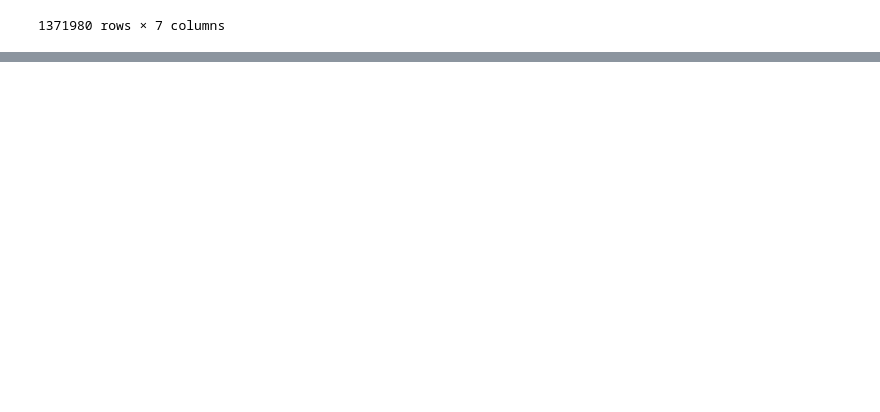
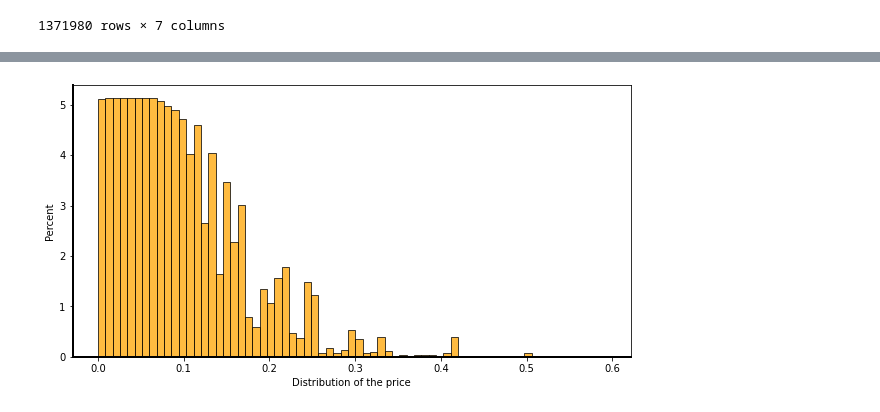
Before and after one commit to Vechus/h-m-recsys-competition, a Jupyter notebook: PersonalEDAFolder/ExploratoryDataAnalysis_Zhang.ipynb, the cells around one changed output, grey strips where cells are left out. Drawn from its saved outputs; the diff is of its cells as text; code cells hidden in the pictures; blank space fills up the shorter version.

```diff
--- a/PersonalEDAFolder/ExploratoryDataAnalysis_Zhang.ipynb
+++ b/PersonalEDAFolder/ExploratoryDataAnalysis_Zhang.ipynb
@@ -29,7 +31,7 @@ seaborn version: 0.11.2
 # %%
 dataset_dict={"articles":"articles.csv","customers":"customers.csv","transactions":"transactions_train.csv"}
 
-path = '../SourcesData'
+path = '../dataset'
 
 df_articles=pd.read_csv(os.path.join(path,dataset_dict["articles"]))
 df_customers=pd.read_csv(os.path.join(path,dataset_dict["customers"]))
@@ -915,0 +1007,2 @@ dtype: int64
+# %%
+df_transactions['t_dat'] = pd.to_datetime(df_transactions['t_dat'])
@@ -915,0 +1042,4 @@ dtype: int64
+# %%
+%%time
+df_transactions = df_transactions.groupby(df_transactions.columns.tolist()).size().reset_index().rename(columns={0:'article_purchase_count'})
+df_transactions.head()
@@ -915,0 +1109,11 @@ dtype: int64
+# %%
+fig, ax = plt.subplots(figsize=(10,5))
+ax = sns.histplot(data=df_transactions.groupby(['price']).size().sort_values(ascending=False).reset_index(name='counts'), x='price', color='orange', stat="percent")
+ax.set_xlabel('Distribution of the price')
+for loc in ['bottom', 'left']:
+    ax.spines[loc].set_visible(True)
+    ax.spines[loc].set_linewidth(2)
+    ax.spines[loc].set_color('black')
+plt.show()
+# %% [output]
+[figure, added]
```
Also changed, not shown: parts of 30 cells of this notebook, 2 other files.
